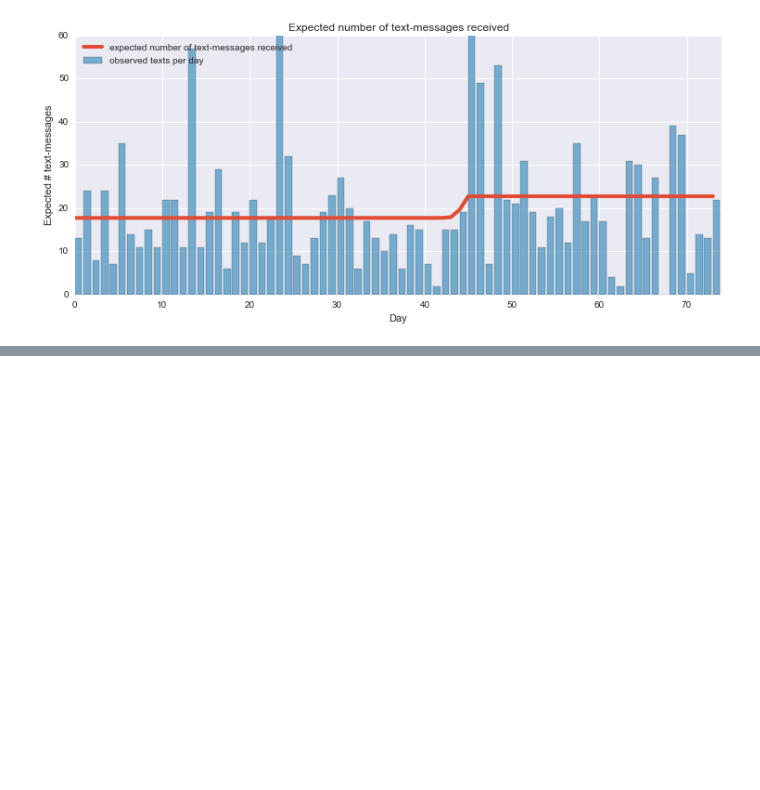
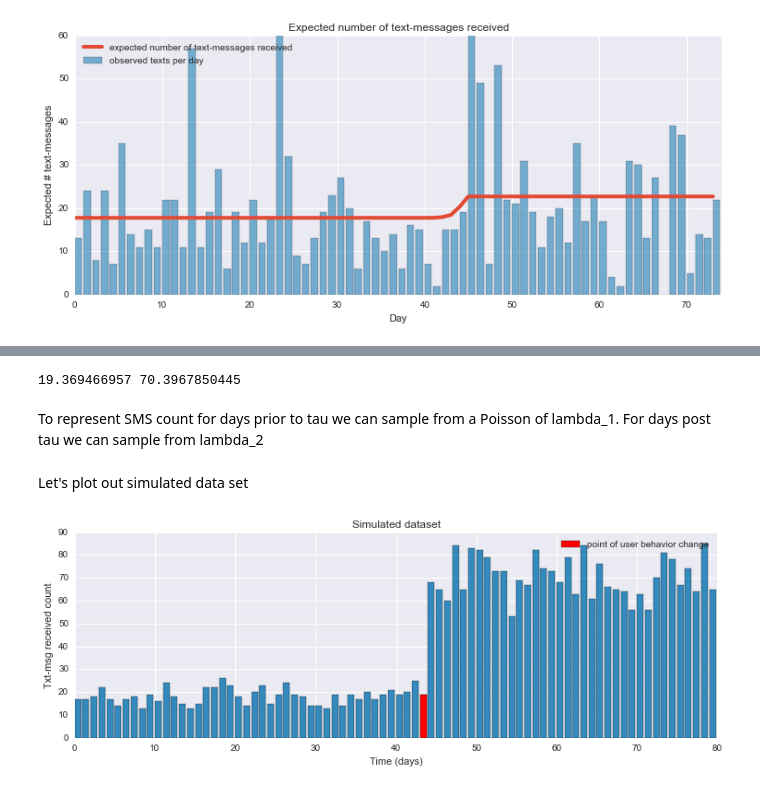
Before and after one commit to jgerardsimcock/Prob_for_Hackers, a Jupyter notebook: Chap1.ipynb, the cells around one changed output, grey strips where cells are left out. Drawn from its saved outputs; the diff is of its cells as text; code cells hidden in the pictures; blank space fills up the shorter version.

```diff
--- a/Chap1.ipynb
+++ b/Chap1.ipynb
@@ -142,0 +250,25 @@ lambda_1_samples[0:45].mean()
+# %%
+#now lets create some lambda generators
+#draw lambda_1 and lambda_2 from an exponential distribution
+alpha = 1. / 20.
+lambda_1, lambda_2 = pm.rexponential(alpha, 2)
+print lambda_1, lambda_2b
+# %% [output]
+19.369466957 70.3967850445
+# %% [markdown]
+To represent SMS count for days prior to tau we can sample from a Poisson of lambda_1.
+For days post tau we can sample from lambda_2
+# %%
+data = np.r_[pm.rpoisson(lambda_1,tau), pm.rpoisson(lambda_2, 80-tau)]
+# %% [markdown]
+Let's plot out simulated data set
+# %%
+plt.bar(np.arange(80), data, color="#348ABD")
+plt.bar(tau - 1, data[tau-1], color= "r", label= "point of user behavior change")
+plt.xlabel("Time (days)")
+plt.ylabel("Txt-msg received count")
+plt.title("Simulated dataset")
+plt.xlim(0,80)
+plt.legend();
+# %% [output]
+[figure, added]
```
Also changed, not shown: parts of 19 cells of this notebook.
